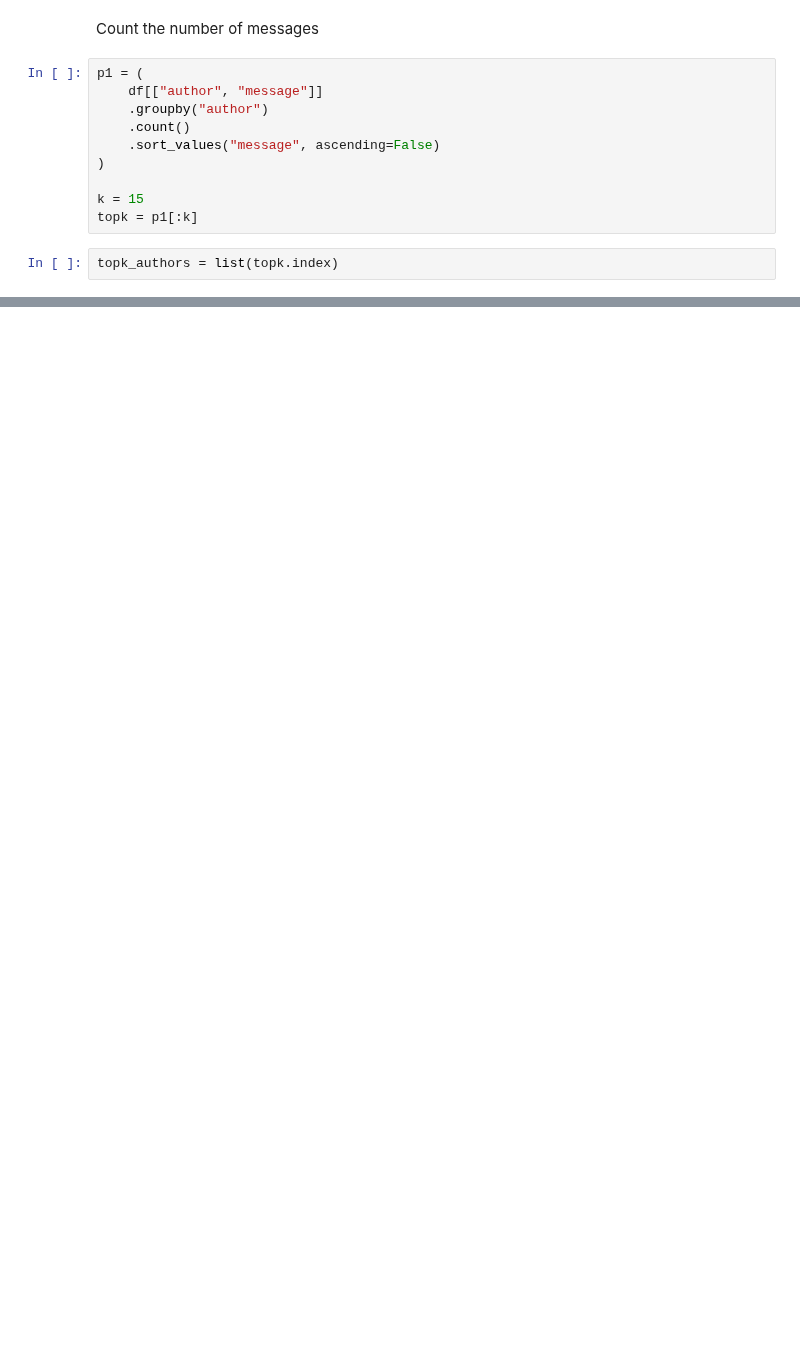
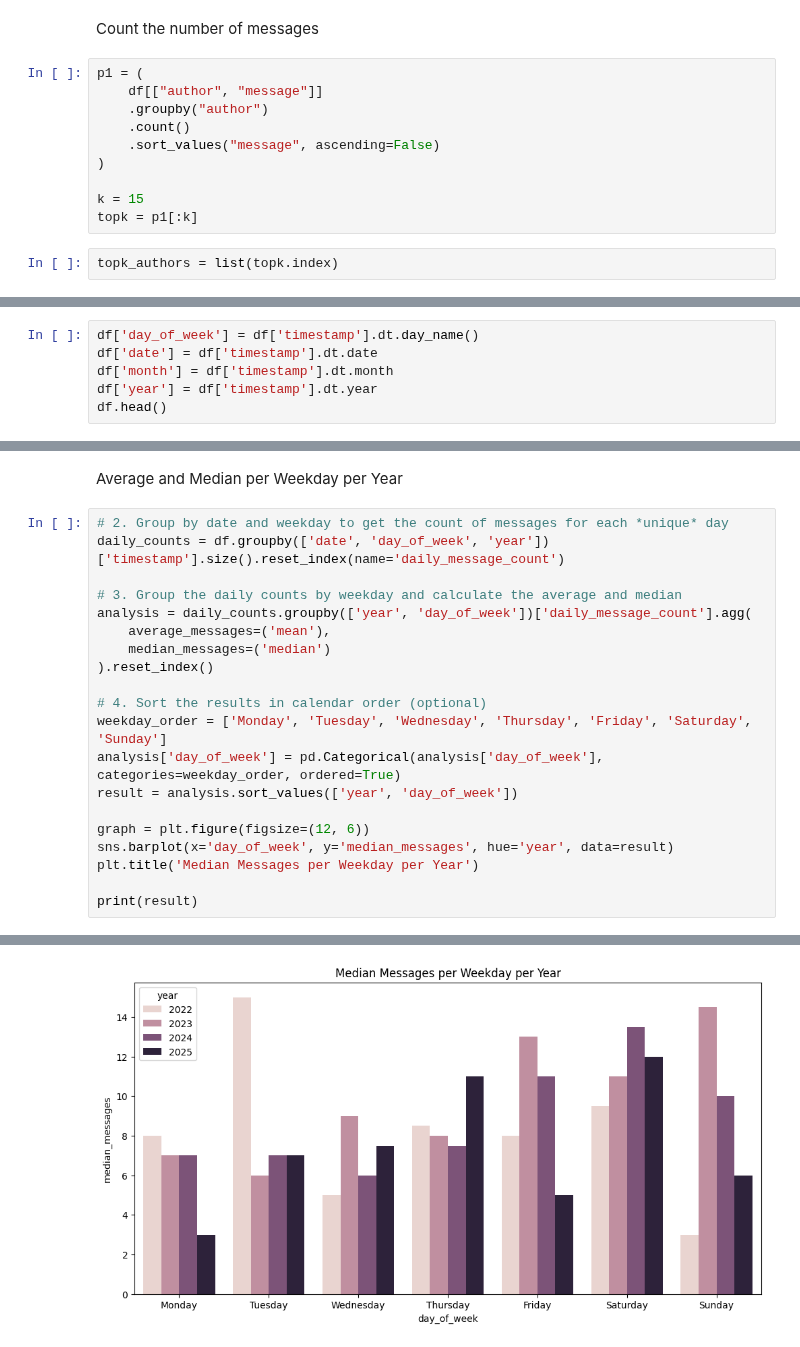
Before and after one commit to bashoogeventerink-max/DAV, a Jupyter notebook: notebooks/02-categories.ipynb, the cells around one changed output, grey strips where cells are left out. Drawn from its saved outputs; the diff is of its cells as text; blank space fills up the shorter version.

Commit message:
update notebook categories

```diff
--- a/notebooks/02-categories.ipynb
+++ b/notebooks/02-categories.ipynb
@@ -86,0 +102,6 @@ Text(0.5, 1.0, 'Sending the most messages...')
+# %%
+df['day_of_week'] = df['timestamp'].dt.day_name()
+df['date'] = df['timestamp'].dt.date
+df['month'] = df['timestamp'].dt.month
+df['year'] = df['timestamp'].dt.year
+df.head()
@@ -86,0 +166,23 @@ Text(0.5, 1.0, 'Sending the most messages...')
+# %% [markdown]
+Average and Median per Weekday per Year
+# %%
+# 2. Group by date and weekday to get the count of messages for each *unique* day
+daily_counts = df.groupby(['date', 'day_of_week', 'year'])['timestamp'].size().reset_index(name='daily_message_count')
+
+# 3. Group the daily counts by weekday and calculate the average and median
+analysis = daily_counts.groupby(['year', 'day_of_week'])['daily_message_count'].agg(
+    average_messages=('mean'),
+    median_messages=('median')
+).reset_index()
+
+# 4. Sort the results in calendar order (optional)
+weekday_order = ['Monday', 'Tuesday', 'Wednesday', 'Thursday', 'Friday', 'Saturday', 'Sunday']
+analysis['day_of_week'] = pd.Categorical(analysis['day_of_week'], categories=weekday_order, ordered=True)
+result = analysis.sort_values(['year', 'day_of_week'])
+
+graph = plt.figure(figsize=(12, 6))
+sns.barplot(x='day_of_week', y='median_messages', hue='year', data=result)
+plt.title('Median Messages per Weekday per Year')
+
+print(result)
+# %% [output]
@@ -86,0 +206 @@ Text(0.5, 1.0, 'Sending the most messages...')
+[figure, added]
```
Also changed, not shown: parts of 13 cells of this notebook.
